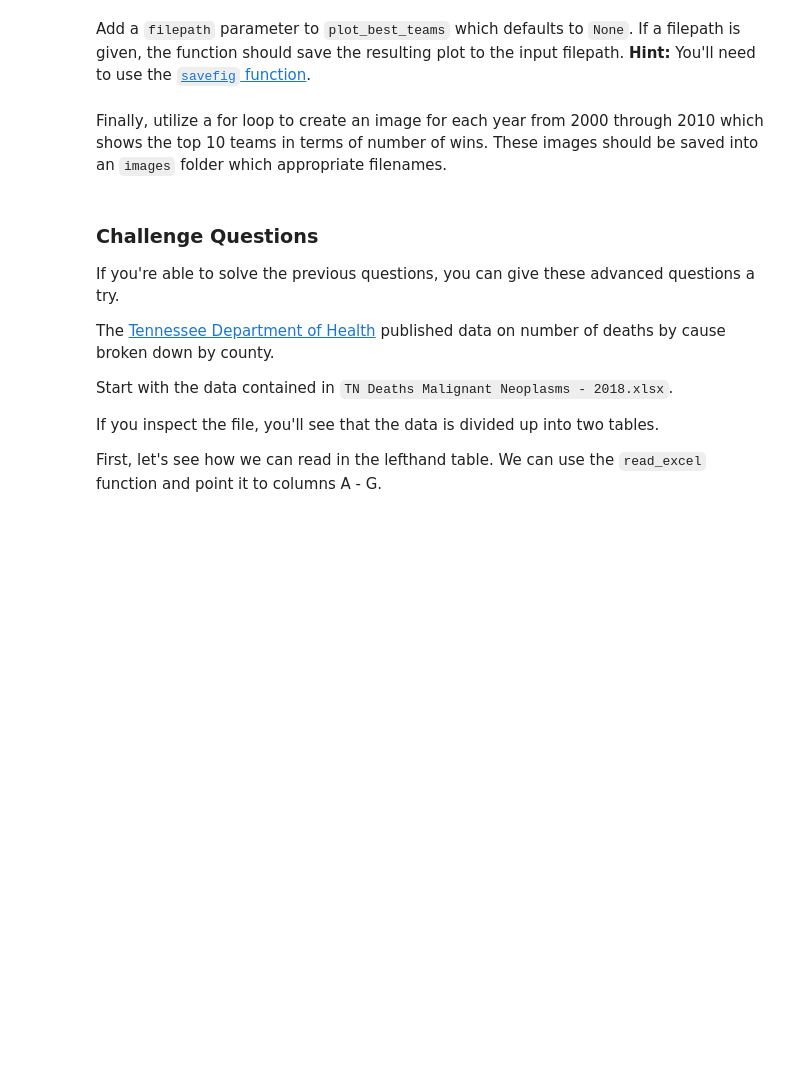
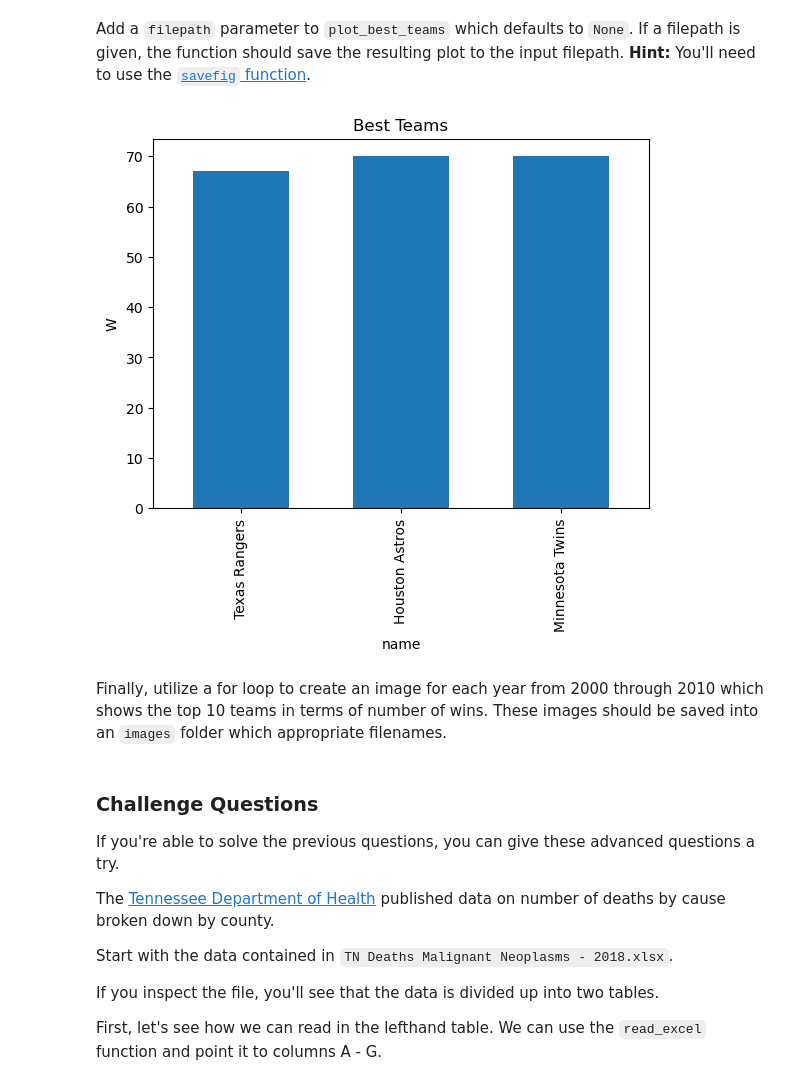
Before and after one commit to NSS-Data-Analytics-Cohort-10/loops-and-functions-Eliab16, a Jupyter notebook: notebooks/Loops_and_Functions_Practice_DA10.ipynb, the cells around one changed output. Drawn from its saved outputs; the diff is of its cells as text; code cells hidden in the pictures; blank space fills up the shorter version.

Commit message:
second plot

```diff
--- a/notebooks/Loops_and_Functions_Practice_DA10.ipynb
+++ b/notebooks/Loops_and_Functions_Practice_DA10.ipynb
@@ -294,7 +291,7 @@ def plot_best_teams(year,n=5,stat='w',ascending=True,league='both'):
     league_teams = teams[(teams['yearid'] == year) & (teams['lgid'] == league)]
     sort_teams= league_teams.sort_values(stat,ascending=ascending)
     max_wins= sort_teams.head(n)
-    ax = max_wins.plot(kind='bar',x='name',y='w',title='Best Teams', width=0.4, legend=False)
-    ax.set_xlabel('Team')
+    ax = max_wins.plot(kind='bar',x='name',y='w',title='Best Teams', width=0.6, legend=False)
+    ax.set_xlabel('name')
     ax.set_ylabel(stat.capitalize())
     plt.show()
@@ -305,7 +302,22 @@ plot_best_teams(year=2014, n=3, league="AL",ascending=True)
 # %% [markdown]
 Add a `filepath` parameter to `plot_best_teams` which defaults to `None`. If a filepath is given, the function should save the resulting plot to the input filepath. **Hint:** You'll need to use the [`savefig` function](https://matplotlib.org/stable/api/_as_gen/matplotlib.pyplot.savefig.html).
 # %%
-# Your Code Here
+
+def plot_best_teams(year,n=5,stat='w',ascending=True,league='both',filepath=None):
+    league_teams = teams[(teams['yearid'] == year) & (teams['lgid'] == league)]
+    sort_teams= league_teams.sort_values(stat,ascending=ascending)
+    max_wins= sort_teams.head(n)
+    ax = max_wins.plot(kind='bar',x='name',y='w',title='Best Teams', width=0.6, legend=False)
+    ax.set_xlabel('name')
+    ax.set_ylabel(stat.capitalize())
+    if filepath:
+        plt.savefig(filepath,format='png')
+    else:
+     plt.show()
+
+plot_best_teams(year=2014, n=3, league="AL",ascending=True,filepath='Best Teams.png')
+# %% [output]
+[figure, added]
 # %% [markdown]
 Finally, utilize a for loop to create an image for each year from 2000 through 2010 which shows the top 10 teams in terms of number of wins. These images should be saved into an `images` folder which appropriate filenames.
 # %%
```
Also changed, not shown: parts of 16 cells of this notebook.
